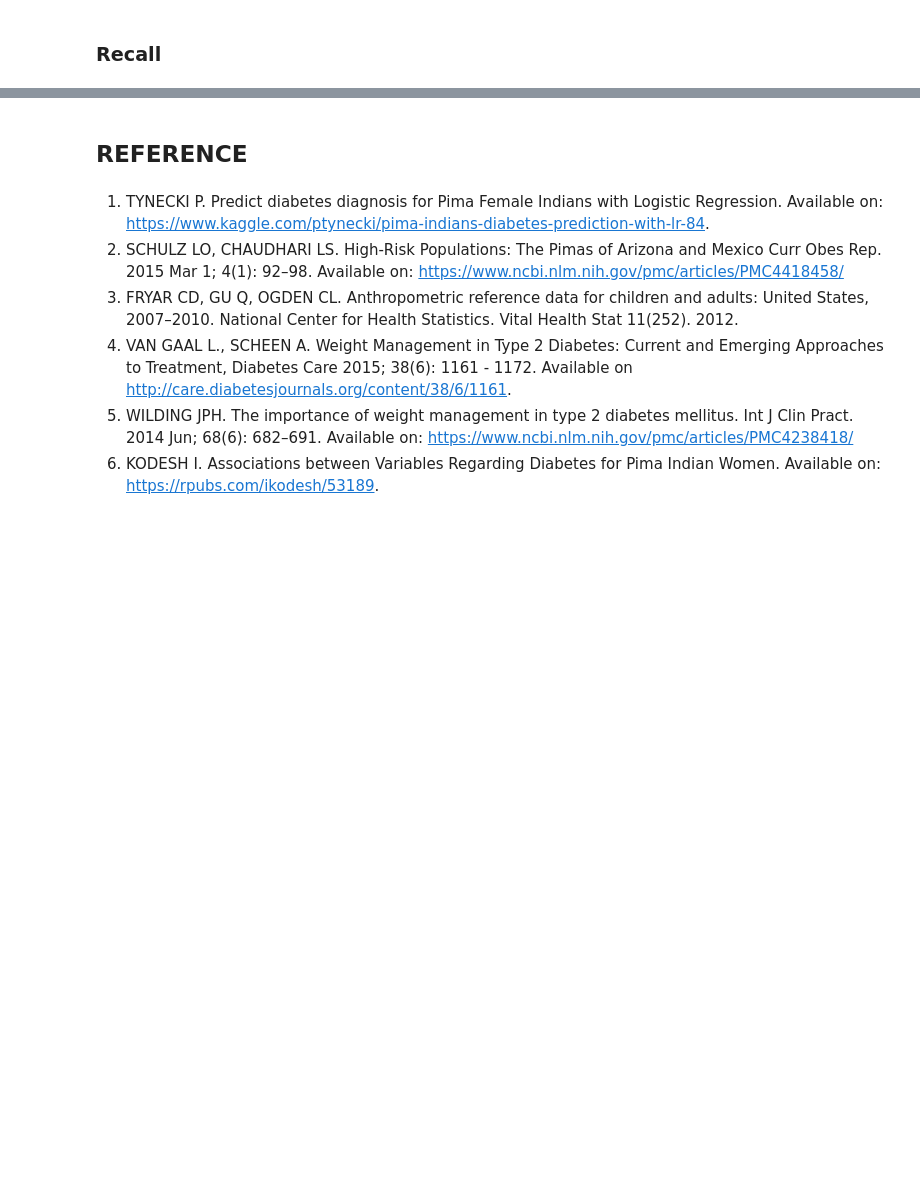
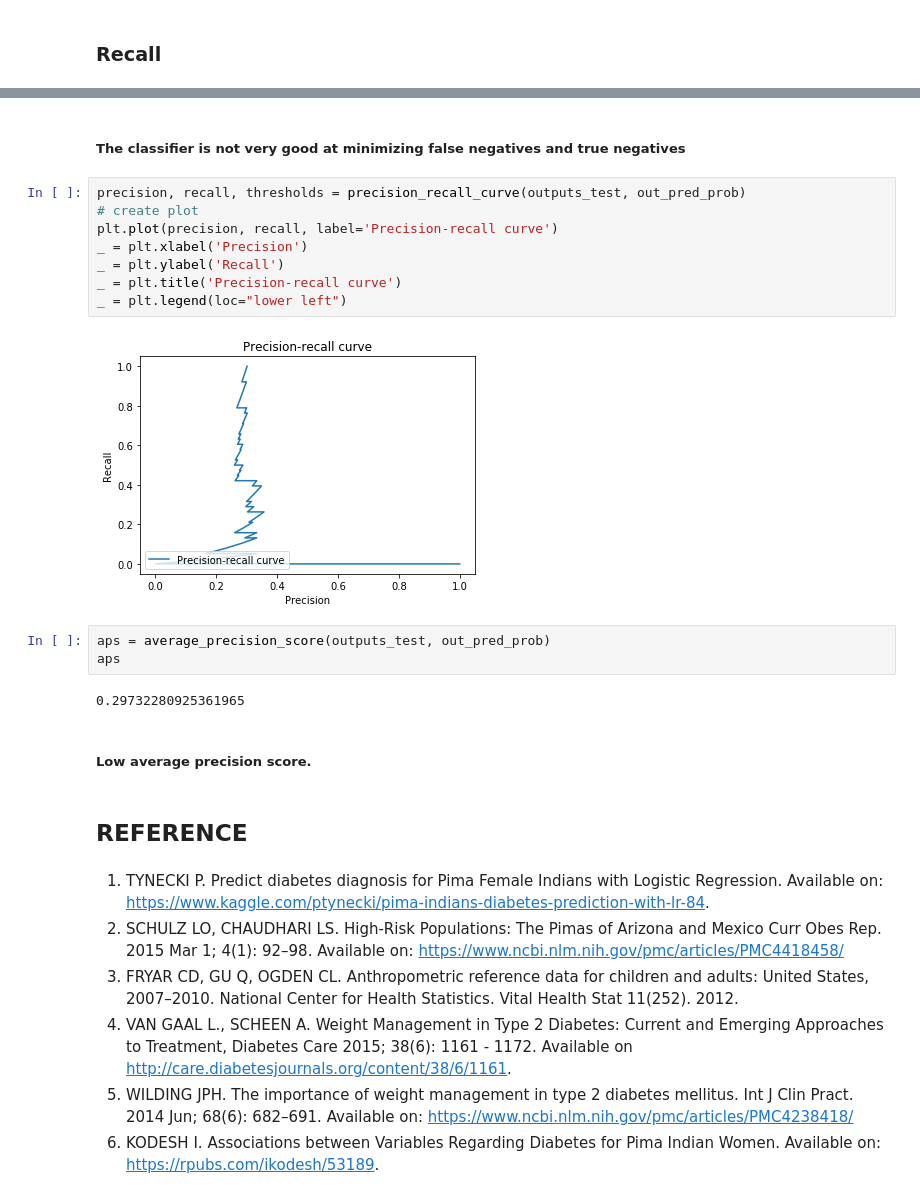
Before and after one commit to npradaschnor/Pima-Indians-Diabetes-Dataset, a Jupyter notebook: Pima Indians Diabetes Dataset.ipynb, the cells around one changed output, grey strips where cells are left out. Drawn from its saved outputs; the diff is of its cells as text; blank space fills up the shorter version.

```diff
--- a/Pima Indians Diabetes Dataset.ipynb
+++ b/Pima Indians Diabetes Dataset.ipynb
@@ -905,3 +962,22 @@ recall
+# %% [markdown]
+##### The classifier is not very good at minimizing false negatives and true negatives
+# %%
+precision, recall, thresholds = precision_recall_curve(outputs_test, out_pred_prob)
+# create plot
+plt.plot(precision, recall, label='Precision-recall curve')
+_ = plt.xlabel('Precision')
+_ = plt.ylabel('Recall')
+_ = plt.title('Precision-recall curve')
+_ = plt.legend(loc="lower left")
+# %% [output]
+[figure, added]
+# %%
+aps = average_precision_score(outputs_test, out_pred_prob)
+aps
+# %% [output]
+0.29732280925361965
+# %% [markdown]
+##### Low average precision score.
 # %% [markdown]
 ## REFERENCE
 # %% [markdown]
```
Also changed, not shown: parts of 28 cells of this notebook.
